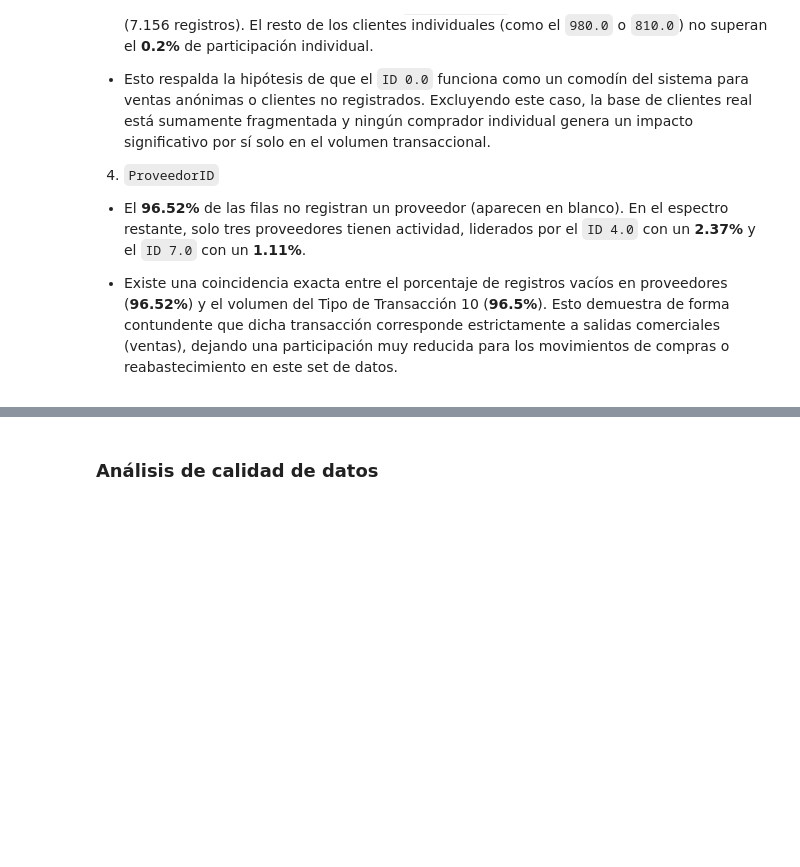
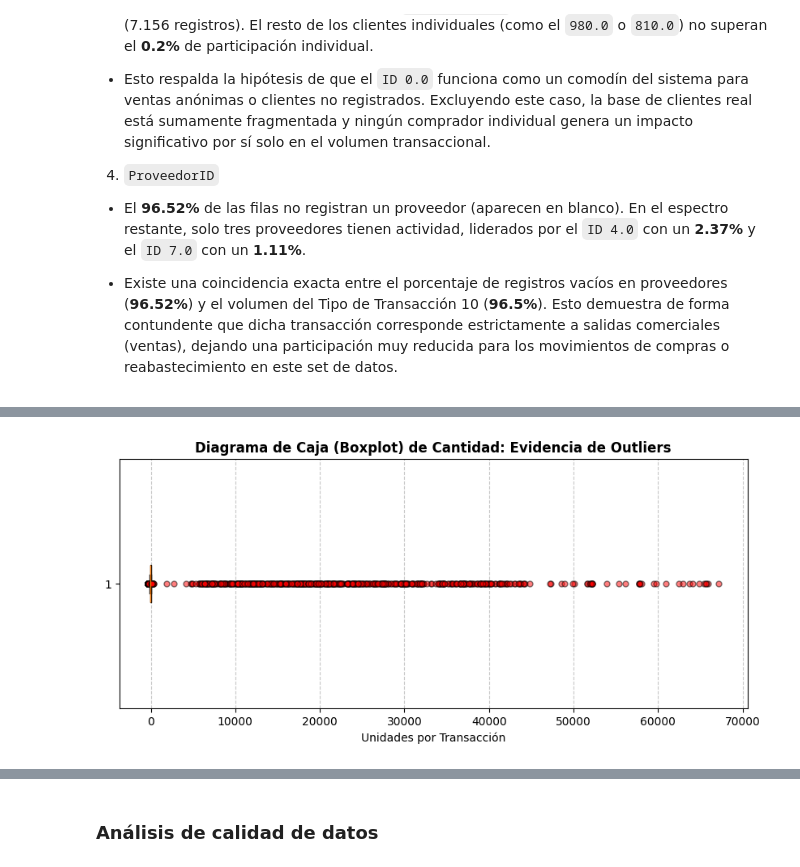
Before and after one commit to JavierSCB07/ETL-Repository, a Jupyter notebook: T1 - Entendimiento de datos/ETL-Entendimiento.ipynb, the cells around one changed output, grey strips where cells are left out. Saved outputs shown, nothing was run; the diff lists cells and outputs as text; code cells hidden in the pictures; blank space fills up the shorter version.

```diff
--- a/T1 - Entendimiento de datos/ETL-Entendimiento.ipynb
+++ b/T1 - Entendimiento de datos/ETL-Entendimiento.ipynb
@@ -1075,0 +1092,13 @@ Tras calcular el volumen y la participación porcentual de las cuatro variables
+# %%
+pdf_cantidad = movimientos.select("Cantidad").sample(False, 0.1, seed=42).toPandas()
+
+plt.figure(figsize=(10, 4))
+plt.boxplot(pdf_cantidad["Cantidad"], vert=False, patch_artist=True,
+            boxprops=dict(facecolor="#ff7f0e", color="black"),
+            flierprops=dict(marker='o', markerfacecolor='red', markersize=5, alpha=0.5))
+plt.title("Diagrama de Caja (Boxplot) de Cantidad: Evidencia de Outliers", fontsize=12, fontweight='bold')
+plt.xlabel("Unidades por Transacción")
+plt.grid(axis='x', linestyle='--', alpha=0.7)
+plt.show()
+# %% [output]
+[figure, added]
```
Also changed, not shown: parts of 22 cells of this notebook.
